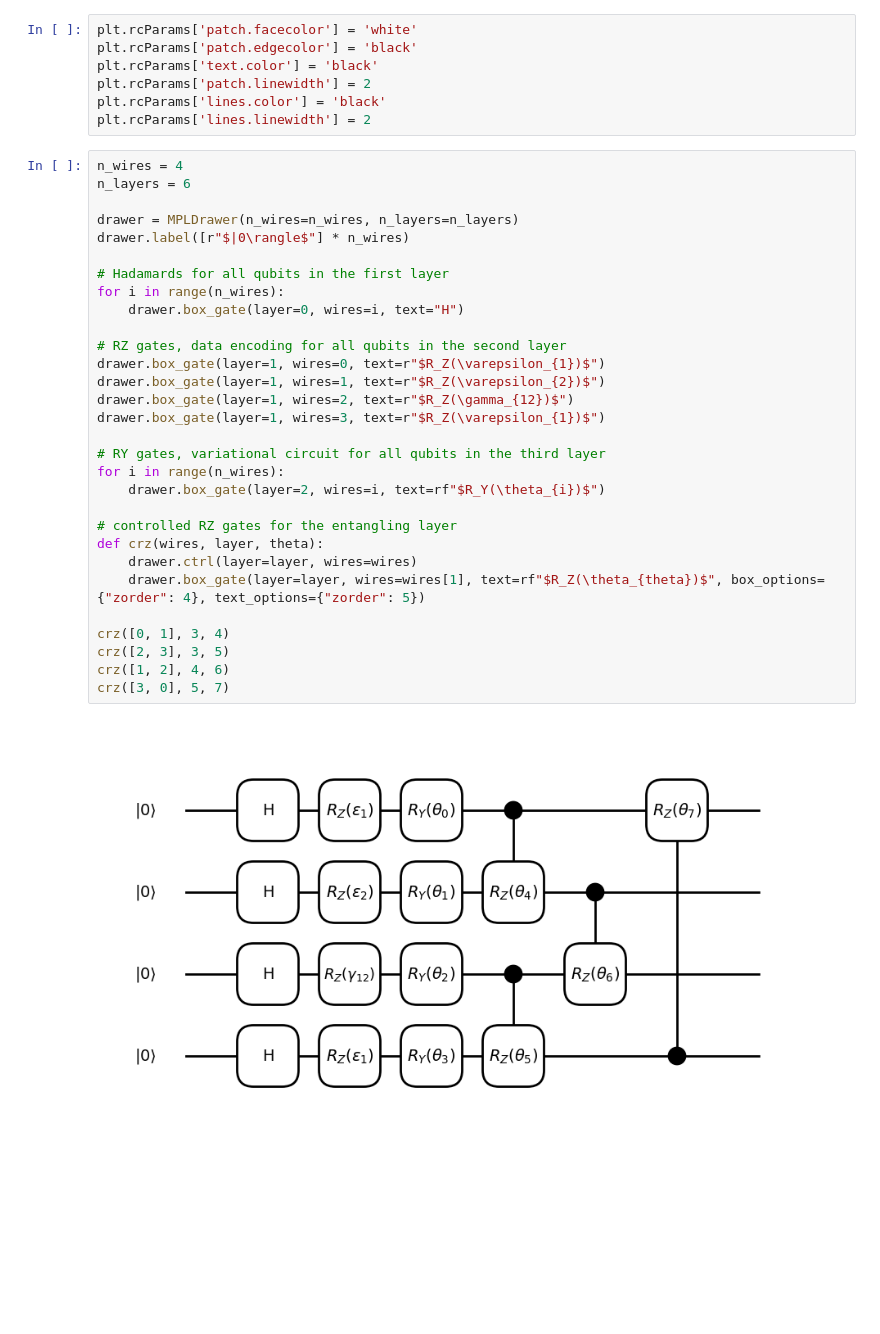
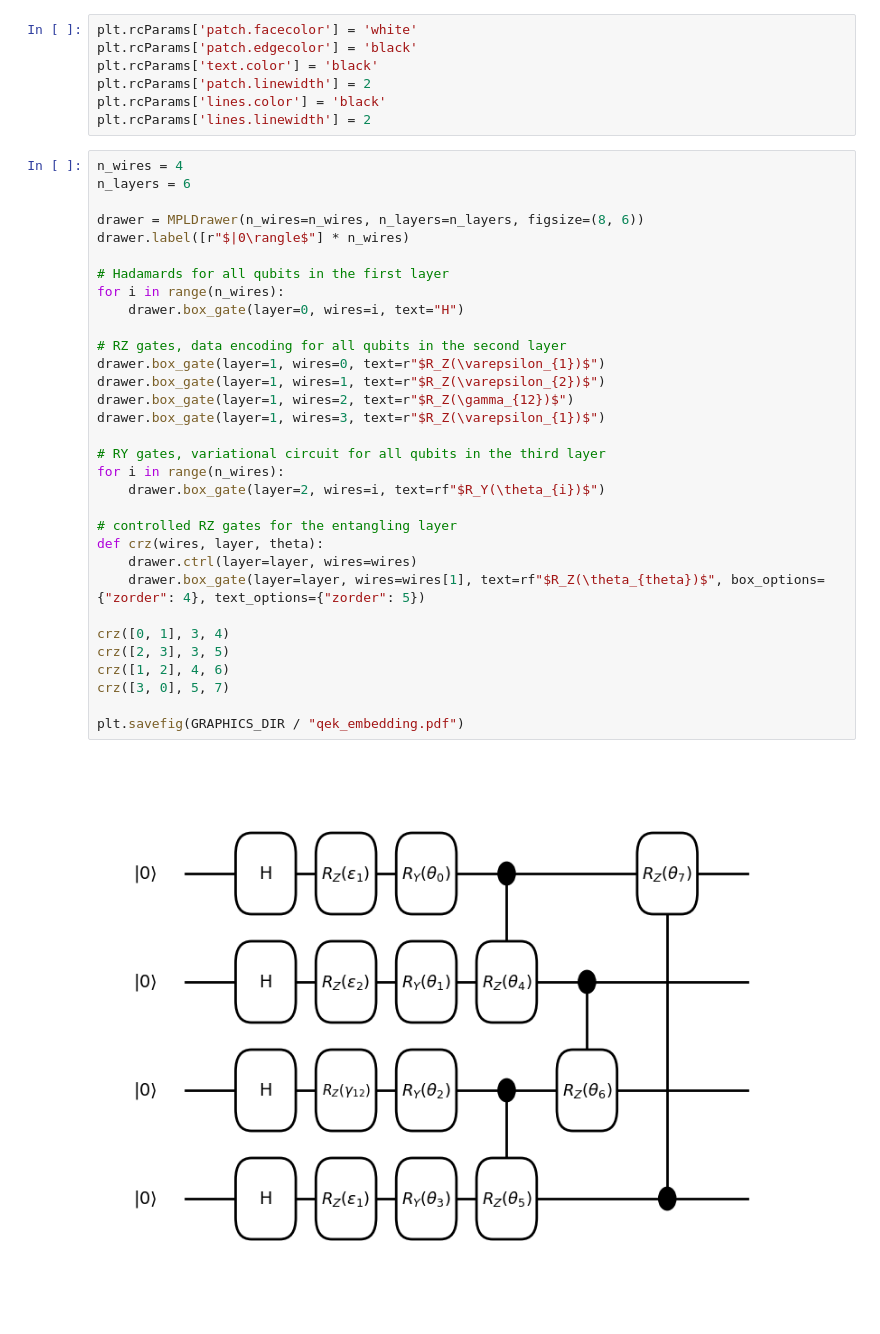
Before and after one commit to debrevitatevitae/oh-comp-kernels, a Jupyter notebook: paper/qc_draw.ipynb, the cells around one changed output. Cells and saved outputs as stored; diff of their text form; blank space fills up the shorter version.

```diff
--- a/paper/qc_draw.ipynb
+++ b/paper/qc_draw.ipynb
@@ -29,35 +32,37 @@ plt.rcParams['lines.linewidth'] = 2
 # %%
 n_wires = 4
 n_layers = 6
 
-drawer = MPLDrawer(n_wires=n_wires, n_layers=n_layers)
+drawer = MPLDrawer(n_wires=n_wires, n_layers=n_layers, figsize=(8, 6))
 drawer.label([r"$|0\rangle$"] * n_wires)
 
 # Hadamards for all qubits in the first layer
 for i in range(n_wires):
     drawer.box_gate(layer=0, wires=i, text="H")
 
 # RZ gates, data encoding for all qubits in the second layer
 drawer.box_gate(layer=1, wires=0, text=r"$R_Z(\varepsilon_{1})$")
 drawer.box_gate(layer=1, wires=1, text=r"$R_Z(\varepsilon_{2})$")
 drawer.box_gate(layer=1, wires=2, text=r"$R_Z(\gamma_{12})$")
 drawer.box_gate(layer=1, wires=3, text=r"$R_Z(\varepsilon_{1})$")
 
 # RY gates, variational circuit for all qubits in the third layer
 for i in range(n_wires):
     drawer.box_gate(layer=2, wires=i, text=rf"$R_Y(\theta_{i})$")
 
 # controlled RZ gates for the entangling layer
 def crz(wires, layer, theta):
     drawer.ctrl(layer=layer, wires=wires)
     drawer.box_gate(layer=layer, wires=wires[1], text=rf"$R_Z(\theta_{theta})$", box_options={"zorder": 4}, text_options={"zorder": 5})
 
 crz([0, 1], 3, 4)
 crz([2, 3], 3, 5)
 crz([1, 2], 4, 6)
 crz([3, 0], 5, 7)
+
+plt.savefig(GRAPHICS_DIR / "qek_embedding.pdf")
 # %% [output]
-[figure, old version]
+[figure, new version]
 # %%
 n_wires = 4
 n_layers = 4
```
Also changed, not shown: parts of 3 cells of this notebook.
